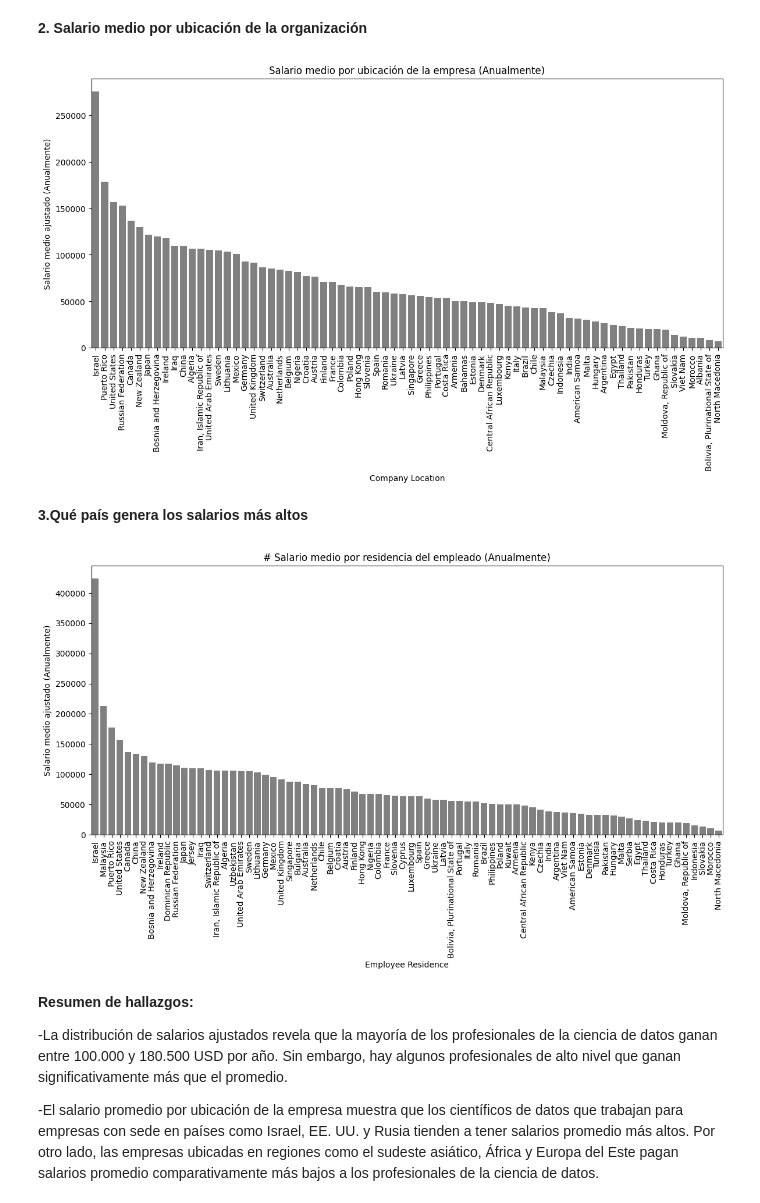
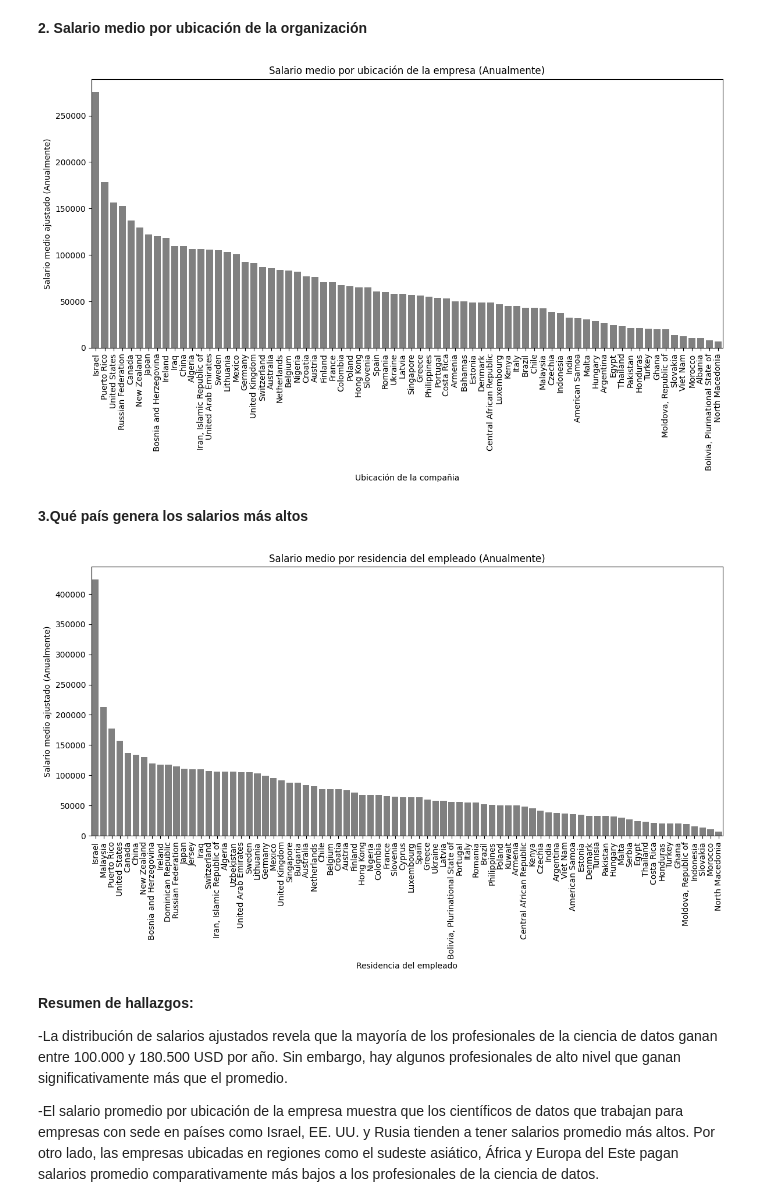
Before and after one commit to Saninga/ProgramacionParaAnalitica, a Jupyter notebook: ProyectoFinal/proyecto.ipynb, the cells around one changed output. Cells and saved outputs as stored; diff of their text form; code cells hidden in the pictures.

```diff
--- a/ProyectoFinal/proyecto.ipynb
+++ b/ProyectoFinal/proyecto.ipynb
@@ -348,34 +318,34 @@ def country_code_to_name(code):
 # %%
 # Convertimos los códigos de país en nombres
 df['company_location'] = df['company_location'].apply(country_code_to_name)
 df['employee_residence'] = df['employee_residence'].apply(country_code_to_name)
 
 # Salario medio por ubicación de la empresa
 avg_salary_by_location = df.groupby('company_location', as_index=False)['adjusted_salary'].mean()
 
 fig1 = px.choropleth(avg_salary_by_location,
                      locations='company_location',
                      locationmode='country names',
                      color='adjusted_salary',
                      hover_name='company_location',
                      color_continuous_scale=px.colors.sequential.Plasma,
                      title='Salario medio por ubicación de la empresa',
                      labels={'adjusted_salary': 'Average Adjusted Salary'},
                      projection='natural earth')
 
 fig1.show()
 
 # Salario promedio por ubicación de la empresa
 avg_salary_by_location = df.groupby('company_location')['adjusted_salary'].mean().sort_values(ascending=False)
 plt.figure(figsize=(14, 6))
 sns.barplot(x=avg_salary_by_location.index, y=avg_salary_by_location, color='grey')
 plt.title('Salario medio por ubicación de la empresa (Anualmente)')
-plt.xlabel('Company Location')
+plt.xlabel('Ubicación de la compañia')
 plt.ylabel('Salario medio ajustado (Anualmente)')
 plt.xticks(rotation=90)
 plt.show()
 # %% [output]
-[figure, old version]
+[figure, new version]
 # %% [markdown]
 **3.Qué país genera los salarios más altos**
 # %%
@@ -388,7 +358,7 @@ fig2 = px.choropleth(avg_salary_by_residence,
                      color='adjusted_salary',
                      hover_name='employee_residence',
                      color_continuous_scale=px.colors.sequential.Plasma,
-                     title='Average Salary by Employee Residence',
+                     title='Salario promedio por la residencia del empleado',
                      labels={'adjusted_salary': 'Average Adjusted Salary'},
                      projection='natural earth')
 
@@ -398,13 +368,13 @@ fig2.show()
 avg_salary_by_residence = df.groupby('employee_residence')['adjusted_salary'].mean().sort_values(ascending=False)
 plt.figure(figsize=(14, 6))
 sns.barplot(x=avg_salary_by_residence.index, y=avg_salary_by_residence.values, color='grey')
-plt.title('# Salario medio por residencia del empleado (Anualmente)')
-plt.xlabel('Employee Residence')
+plt.title('Salario medio por residencia del empleado (Anualmente)')
+plt.xlabel('Residencia del empleado')
 plt.ylabel('Salario medio ajustado (Anualmente)')
 plt.xticks(rotation=90)
 plt.show()
 # %% [output]
-[figure, old version]
+[figure, new version]
 # %% [markdown]
 **Resumen de hallazgos:**
 
```
Also changed, not shown: parts of 12 cells of this notebook.
